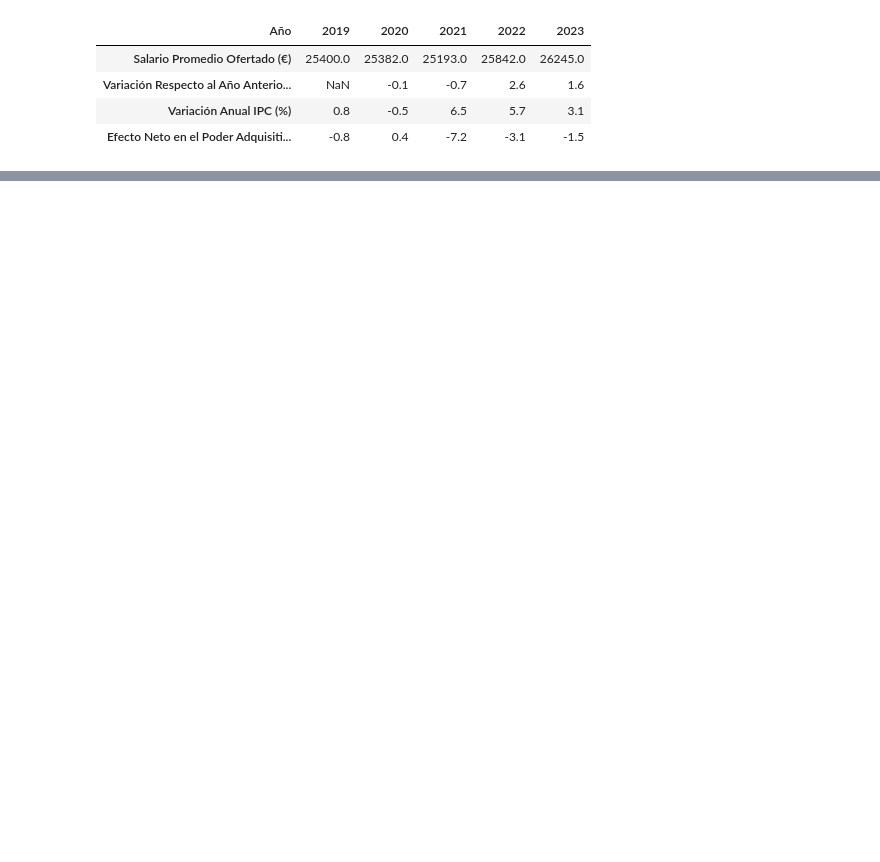
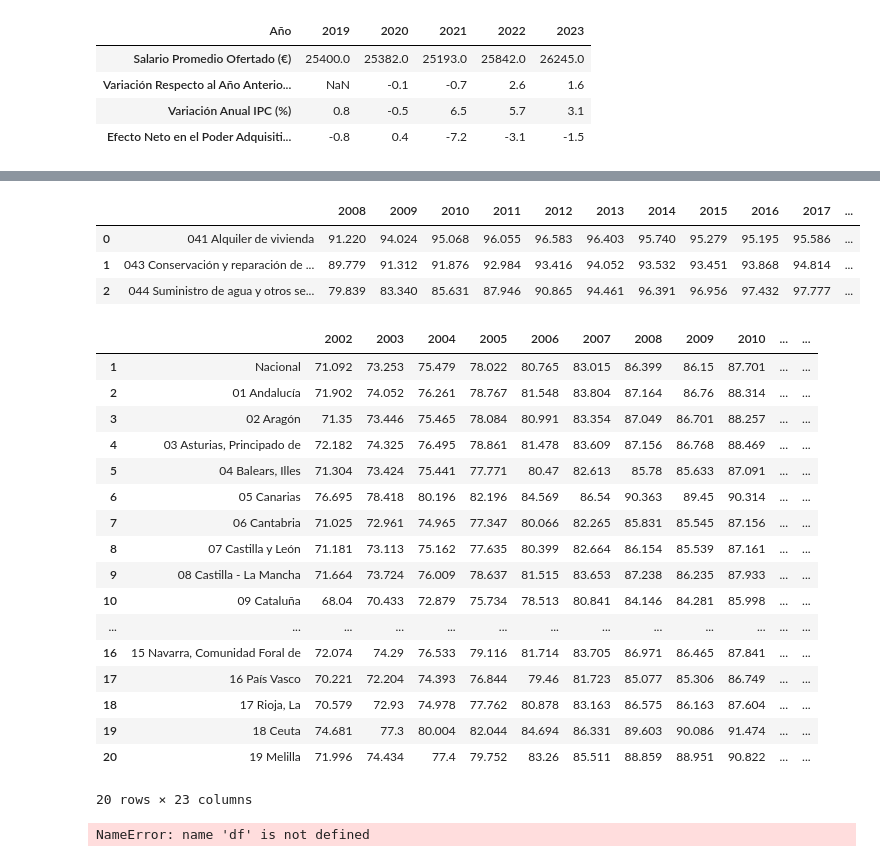
Before and after one commit to adrianbenitezrueda/first-project-data, a Jupyter notebook: main_josemi.ipynb, the cells around one changed output, grey strips where cells are left out. Cells and saved outputs as stored; diff of their text form; code cells hidden in the pictures; blank space fills up the shorter version.

```diff
--- a/main_josemi.ipynb
+++ b/main_josemi.ipynb
@@ -33,0 +110,60 @@ salarios_ij_2023
+# %%
+ipc_nacional_subgrupo_4 = pd.read_excel("databases/ipc/ipc_nacional_subgrupos/22345.xlsx", skiprows = 7)
+ipc_nacional_subgrupo_4 = ipc_nacional_subgrupo_4.iloc[:-6]
+ipc_nacional_subgrupo_4
+# %% [output]
+|  |  | 2008 | 2009 | 2010 | 2011 | 2012 | 2013 | 2014 | 2015 | 2016 | 2017 | ... |
+| 0 | 041 Alquiler de vivienda | 91.220 | 94.024 | 95.068 | 96.055 | 96.583 | 96.403 | 95.740 | 95.279 | 95.195 | 95.586 | ... |
+| 1 | 043 Conservación y reparación de ... | 89.779 | 91.312 | 91.876 | 92.984 | 93.416 | 94.052 | 93.532 | 93.451 | 93.868 | 94.814 | ... |
+| 2 | 044 Suministro de agua y otros se... | 79.839 | 83.340 | 85.631 | 87.946 | 90.865 | 94.461 | 96.391 | 96.956 | 97.432 | 97.777 | ... |
+# %%
+ipc_ccaa_media_anual_2002_2023 = pd.read_excel("databases/ipc/ipc_ccaa_mediaanual_2002_2023/50940.xlsx", skiprows = 7).drop(0)
+ipc_ccaa_media_anual_2002_2023 = ipc_ccaa_media_anual_2002_2023.iloc[:-6]
+ipc_ccaa_media_anual_2002_2023
+# %% [output]
+|  |  | 2002 | 2003 | 2004 | 2005 | 2006 | 2007 | 2008 | 2009 | 2010 | ... | ... |
+| 1 | Nacional | 71.092 | 73.253 | 75.479 | 78.022 | 80.765 | 83.015 | 86.399 | 86.15 | 87.701 | ... | ... |
+| 2 | 01 Andalucía | 71.902 | 74.052 | 76.261 | 78.767 | 81.548 | 83.804 | 87.164 | 86.76 | 88.314 | ... | ... |
+| 3 | 02 Aragón | 71.35 | 73.446 | 75.465 | 78.084 | 80.991 | 83.354 | 87.049 | 86.701 | 88.257 | ... | ... |
+| 4 | 03 Asturias, Principado de | 72.182 | 74.325 | 76.495 | 78.861 | 81.478 | 83.609 | 87.156 | 86.768 | 88.469 | ... | ... |
+| 5 | 04 Balears, Illes | 71.304 | 73.424 | 75.441 | 77.771 | 80.47 | 82.613 | 85.78 | 85.633 | 87.091 | ... | ... |
+| 6 | 05 Canarias | 76.695 | 78.418 | 80.196 | 82.196 | 84.569 | 86.54 | 90.363 | 89.45 | 90.314 | ... | ... |
+| 7 | 06 Cantabria | 71.025 | 72.961 | 74.965 | 77.347 | 80.066 | 82.265 | 85.831 | 85.545 | 87.156 | ... | ... |
+| 8 | 07 Castilla y León | 71.181 | 73.113 | 75.162 | 77.635 | 80.399 | 82.664 | 86.154 | 85.539 | 87.161 | ... | ... |
+| 9 | 08 Castilla - La Mancha | 71.664 | 73.724 | 76.009 | 78.637 | 81.515 | 83.653 | 87.238 | 86.235 | 87.933 | ... | ... |
+| 10 | 09 Cataluña | 68.04 | 70.433 | 72.879 | 75.734 | 78.513 | 80.841 | 84.146 | 84.281 | 85.998 | ... | ... |
+| ... | ... | ... | ... | ... | ... | ... | ... | ... | ... | ... | ... | ... |
+| 16 | 15 Navarra, Comunidad Foral de | 72.074 | 74.29 | 76.533 | 79.116 | 81.714 | 83.705 | 86.971 | 86.465 | 87.841 | ... | ... |
+| 17 | 16 País Vasco | 70.221 | 72.204 | 74.393 | 76.844 | 79.46 | 81.723 | 85.077 | 85.306 | 86.749 | ... | ... |
+| 18 | 17 Rioja, La | 70.579 | 72.93 | 74.978 | 77.762 | 80.878 | 83.163 | 86.575 | 86.163 | 87.604 | ... | ... |
+| 19 | 18 Ceuta | 74.681 | 77.3 | 80.004 | 82.044 | 84.694 | 86.331 | 89.603 | 90.086 | 91.474 | ... | ... |
+| 20 | 19 Melilla | 71.996 | 74.434 | 77.4 | 79.752 | 83.26 | 85.511 | 88.859 | 88.951 | 90.822 | ... | ... |
+20 rows × 23 columns
+# %%
+asignacion_sectores = {
+    "Informática y telecomunicaciones": "J Información y comunicaciones",
+    "Comercial y ventas": "G Comercio al por mayor y al por menor; reparación de vehículos de motor y motocicletas",
+    "Ingenierías y técnicas": "M Actividades profesionales, científicas y técnicas",
+    "Educación y formación": "P Educación",
+    "Inmobiliario y construcción": "F Construcción",
+    "Sanidad y salud": "Q Actividades sanitarias y de servicios sociales",
+    "Administración pública": "O Administración Pública y defensa; Seguridad Social obligatoria",
+    "Finanzas y banca": "K Actividades financieras y de seguros",
+    "Legal": "M Actividades profesionales, científicas y técnicas",
+    "Administración de empresas": "N Actividades administrativas y servicios auxiliares",
+    "Calidad, producción e I+D": "C Industria manufacturera",
+    "Sector farmacéutico": "C Industria manufacturera",
+    "Diseño y artes gráficas": "R Actividades artísticas, recreativas y de entretenimiento",
+    "Recursos humanos": "N Actividades administrativas y servicios auxiliares",
+    "Profesiones, artes y oficios": "M Actividades profesionales, científicas y técnicas",
+    "Marketing y comunicación": "J Información y comunicaciones",
+    "Compras, logística y almacén": "G Comercio al por mayor y al por menor; reparación de vehículos de motor y motocicletas",
+    "Turismo y restauración": "I Hostelería",
+    "Venta al detalle": "G Comercio al por mayor y al por menor; reparación de vehículos de motor y motocicletas",
+    "Atención al cliente": "N Actividades administrativas y servicios auxiliares"
+}
+
+
+df['Nueva_categoria'] = df['Sector'].map(asignacion_sectores)
+# %% [output]
+NameError: name 'df' is not defined
```
Also changed, not shown: parts of 9 cells of this notebook, 4 other files.
